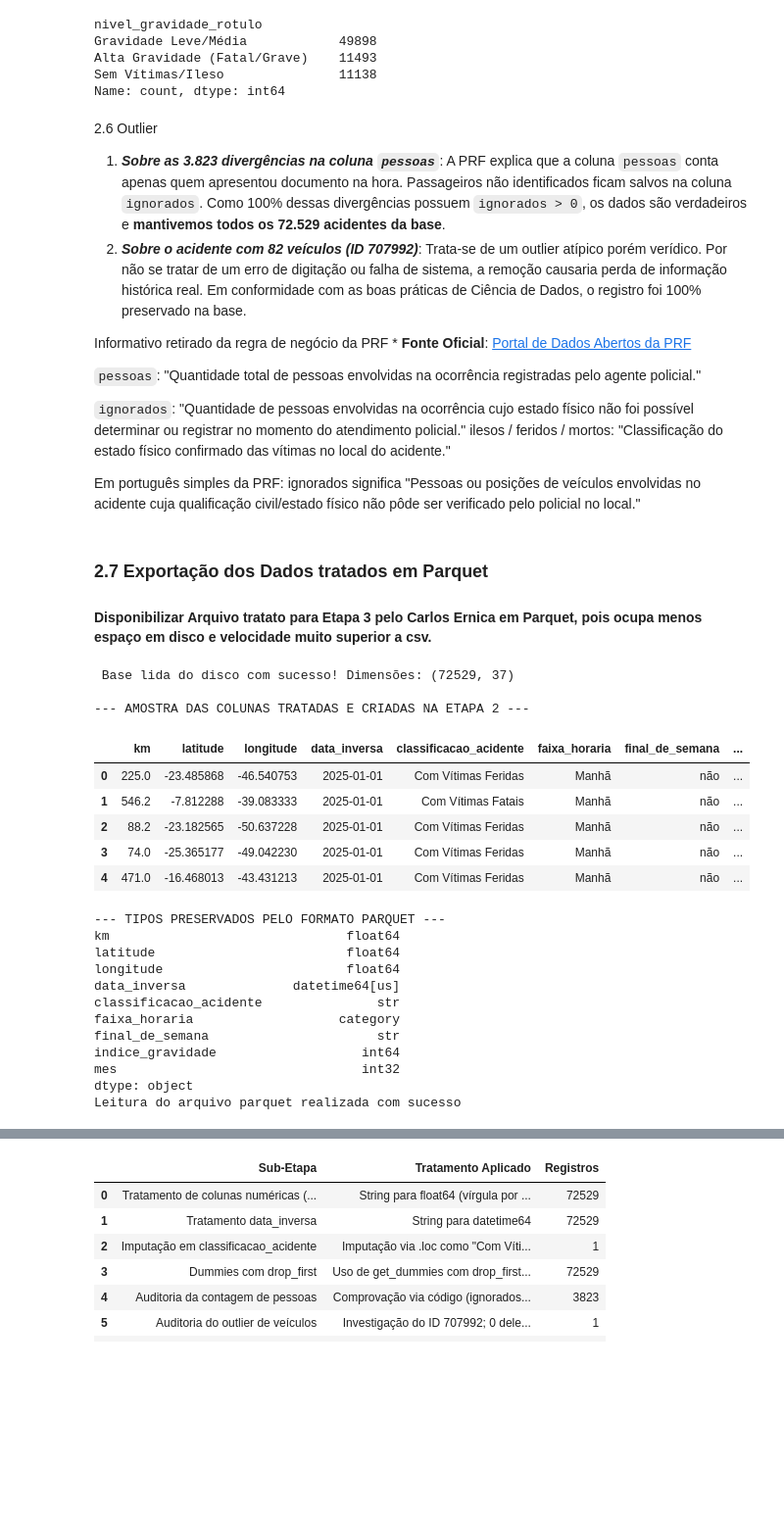
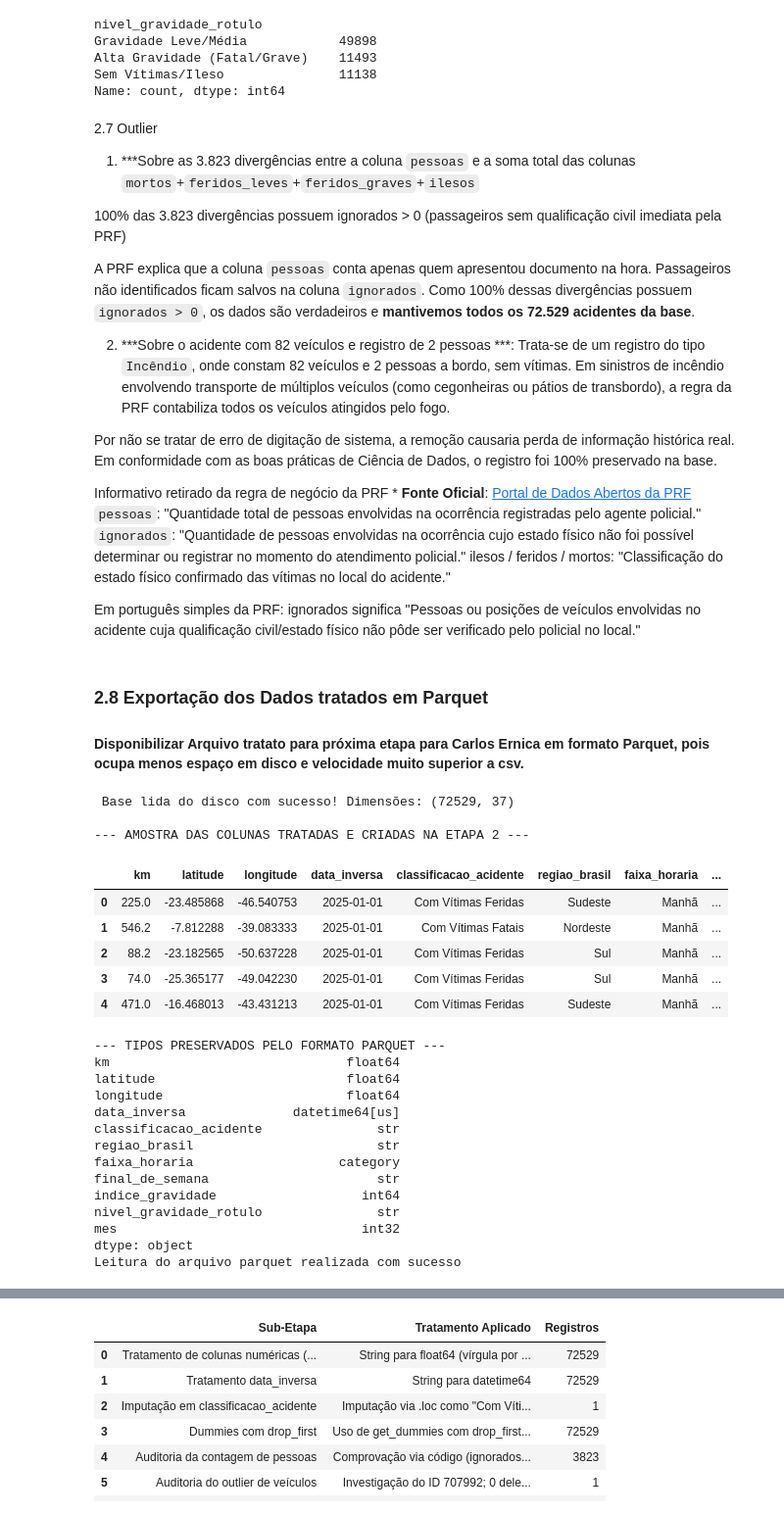
Before and after one commit to amalicef-sys/Projeto-Caixaverso-2026, a Jupyter notebook: notebook/analise_acidentes_2025.ipynb, the cells around one changed output, grey strips where cells are left out. Shown at 98% size. Saved outputs shown, nothing was run; the diff lists cells and outputs as text; code cells hidden in the pictures; blank space fills up the shorter version.

```diff
--- a/notebook/analise_acidentes_2025.ipynb
+++ b/notebook/analise_acidentes_2025.ipynb
@@ -2153,70 +2164,77 @@ Alta Gravidade (Fatal/Grave)    11493
 Sem Vítimas/Ileso               11138
 Name: count, dtype: int64
 # %% [markdown]
-2.6 Outlier
-1. ***Sobre as 3.823 divergências na coluna `pessoas`***:
+2.7 Outlier
+1. ***Sobre as 3.823 divergências entre a coluna `pessoas`  e a soma total das colunas `mortos`+`feridos_leves`+`feridos_graves`+`ilesos`
+
+100% das 3.823 divergências possuem ignorados > 0 (passageiros sem qualificação civil imediata pela PRF)
+
    A PRF explica que a coluna `pessoas` conta apenas quem apresentou documento na hora. Passageiros não identificados ficam salvos na coluna `ignorados`. Como 100% dessas divergências possuem `ignorados > 0`, os dados são verdadeiros e **mantivemos todos os 72.529 acidentes da base**.
-2. ***Sobre o acidente com 82 veículos (ID 707992)***:
-  Trata-se de um outlier atípico porém verídico. Por não se tratar de um erro de digitação ou falha de sistema, a remoção causaria perda de informação histórica real. Em conformidade com as boas práticas de Ciência de Dados, o registro foi 100% preservado na base.
+
+2. ***Sobre o acidente com 82 veículos e registro de 2 pessoas ***:
+  Trata-se de um registro do tipo `Incêndio`, onde constam 82 veículos e 2 pessoas a bordo, sem vítimas.
+  Em sinistros de incêndio envolvendo transporte de múltiplos veículos (como cegonheiras ou pátios de transbordo), a regra da PRF contabiliza todos os veículos atingidos pelo fogo.
+
+Por não se tratar de erro de digitação de sistema, a remoção causaria perda de informação histórica real. Em conformidade com as boas práticas de Ciência de Dados, o registro foi 100% preservado na base.
 
 Informativo retirado da regra de negócio da PRF * **Fonte Oficial**: [Portal de Dados Abertos da PRF](https://www.gov.br/prf/pt-br/acesso-a-informacao/dados-abertos)
-
 `pessoas`: "Quantidade total de pessoas envolvidas na ocorrência registradas pelo agente policial."
-
-`ignorados`: "Quantidade de pessoas envolvidas na ocorrência cujo estado físico não foi possível determinar ou registrar no momento do atendimento policial."
-ilesos / feridos / mortos: "Classificação do estado físico confirmado das vítimas no local do acidente."
+`ignorados`: "Quantidade de pessoas envolvidas na ocorrência cujo estado físico não foi possível determinar ou registrar no momento do atendimento policial." ilesos / feridos / mortos: "Classificação do estado físico confirmado das vítimas no local do acidente."
 
 Em português simples da PRF: ignorados significa "Pessoas ou posições de veículos envolvidas no acidente cuja qualificação civil/estado físico não pôde ser verificado pelo policial no local."
 # %% [markdown]
-### 2.7 Exportação dos Dados tratados em Parquet
+### 2.8 Exportação dos Dados tratados em Parquet
 
-#### Disponibilizar Arquivo tratato para Etapa 3 pelo Carlos Ernica em Parquet, pois ocupa menos espaço em disco e velocidade muito superior a csv.
+#### Disponibilizar Arquivo tratato para próxima etapa para Carlos Ernica em  formato Parquet, pois ocupa menos espaço em disco e velocidade muito superior a csv.
 # %%
 # Define caminho para salvar
 caminho_parquet = "../dados/acidentes_tratados.parquet"
 
 # Grava o DataFrame tratado em Parquet, sem o índice numérico
 df.to_parquet(caminho_parquet,index=False)
 
 # Teste de leitura do arquivo
 dt_leitura = pd.read_parquet(caminho_parquet)
 
 
 # Lista de todas as colunas tratadas e criadas na Etapa 2
 colunas_tratadas = [
-    'km', 'latitude', 'longitude', 'data_inversa',       # Tipos corrigidos
-    'classificacao_acidente',                            # Imputação realizada
-    'faixa_horaria', 'final_de_semana',                  # Features criadas com cut e np.where
-    'indice_gravidade', 'mes'                            # Métricas derivadas
+    'km', 'latitude', 'longitude', 'data_inversa',       # 2.1 e 2.2: Casting e Parsing
+    'classificacao_acidente',                            # 2.3: Imputação de Nulos
+    'regiao_brasil',                                     # 2.5: Mapeamento Regional
+    'faixa_horaria', 'final_de_semana',                  # 2.6: Engenharia de Features de Tempo
+    'indice_gravidade', 'nivel_gravidade_rotulo', 'mes'  # 2.6: Métricas de Gravidade e Mês
 ]
 
 print(f" Base lida do disco com sucesso! Dimensões: {dt_leitura.shape}")
 print("\n--- AMOSTRA DAS COLUNAS TRATADAS E CRIADAS NA ETAPA 2 ---")
 display(dt_leitura[colunas_tratadas].head(5))
 
 print("\n--- TIPOS PRESERVADOS PELO FORMATO PARQUET ---")
 print(dt_leitura[colunas_tratadas].dtypes)
 
 print ("Leitura do arquivo parquet realizada com sucesso")
 # %% [output]
  Base lida do disco com sucesso! Dimensões: (72529, 37)
 
 --- AMOSTRA DAS COLUNAS TRATADAS E CRIADAS NA ETAPA 2 ---
-|  | km | latitude | longitude | data_inversa | classificacao_acidente | faixa_horaria | final_de_semana | ... |
-| 0 | 225.0 | -23.485868 | -46.540753 | 2025-01-01 | Com Vítimas Feridas | Manhã | não | ... |
-| 1 | 546.2 | -7.812288 | -39.083333 | 2025-01-01 | Com Vítimas Fatais | Manhã | não | ... |
-| 2 | 88.2 | -23.182565 | -50.637228 | 2025-01-01 | Com Vítimas Feridas | Manhã | não | ... |
-| 3 | 74.0 | -25.365177 | -49.042230 | 2025-01-01 | Com Vítimas Feridas | Manhã | não | ... |
-| 4 | 471.0 | -16.468013 | -43.431213 | 2025-01-01 | Com Vítimas Feridas | Manhã | não | ... |
+|  | km | latitude | longitude | data_inversa | classificacao_acidente | regiao_brasil | faixa_horaria | ... |
+| 0 | 225.0 | -23.485868 | -46.540753 | 2025-01-01 | Com Vítimas Feridas | Sudeste | Manhã | ... |
+| 1 | 546.2 | -7.812288 | -39.083333 | 2025-01-01 | Com Vítimas Fatais | Nordeste | Manhã | ... |
+| 2 | 88.2 | -23.182565 | -50.637228 | 2025-01-01 | Com Vítimas Feridas | Sul | Manhã | ... |
+| 3 | 74.0 | -25.365177 | -49.042230 | 2025-01-01 | Com Vítimas Feridas | Sul | Manhã | ... |
+| 4 | 471.0 | -16.468013 | -43.431213 | 2025-01-01 | Com Vítimas Feridas | Sudeste | Manhã | ... |
 --- TIPOS PRESERVADOS PELO FORMATO PARQUET ---
 km                               float64
 latitude                         float64
 longitude                        float64
 data_inversa              datetime64[us]
 classificacao_acidente               str
+regiao_brasil                        str
 faixa_horaria                   category
 final_de_semana                      str
 indice_gravidade                   int64
+nivel_gravidade_rotulo               str
 mes                                int32
 dtype: object
 Leitura do arquivo parquet realizada com sucesso
```
Also changed, not shown: parts of 10 cells of this notebook.
